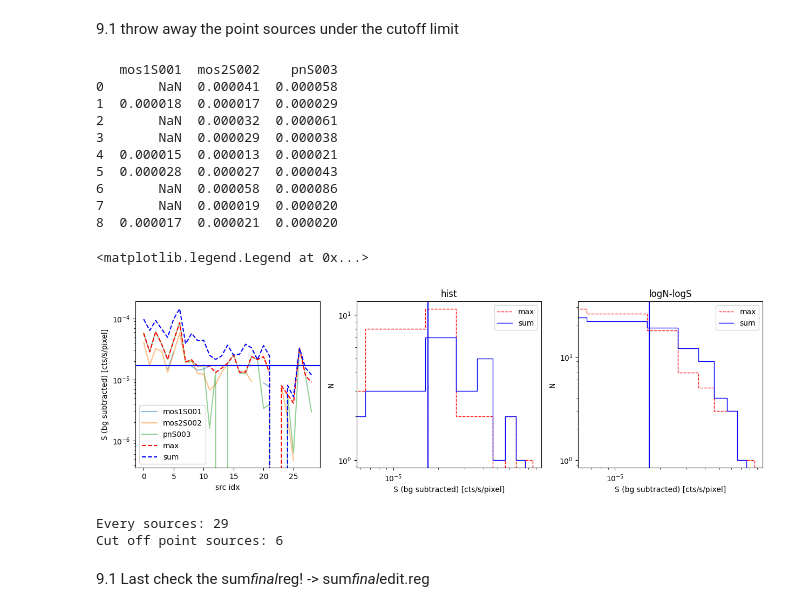
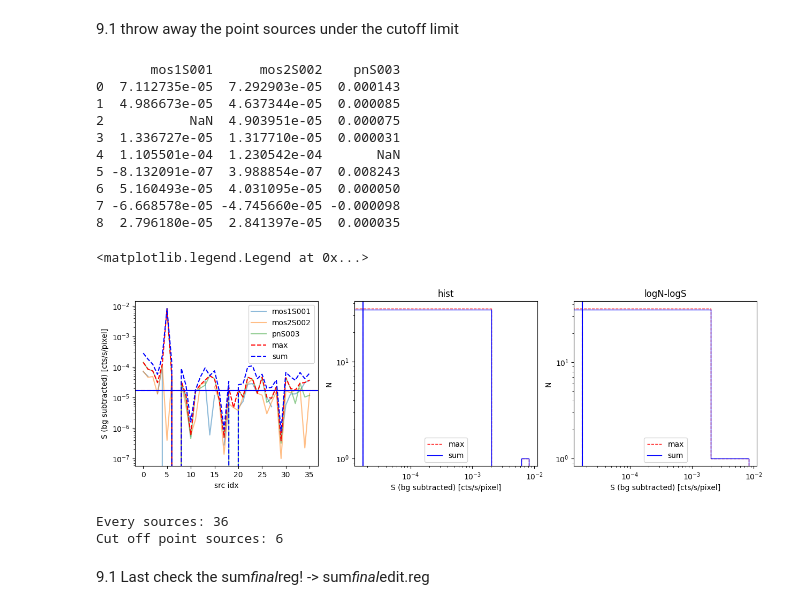
Before and after one commit to yanlingchen1/XGAP-ABUN, a Jupyter notebook: codes/ESAS/pointsources-pipeline.ipynb, the cells around one changed output. Drawn from its saved outputs; the diff is of its cells as text; code cells hidden in the pictures.

```diff
--- a/codes/ESAS/pointsources-pipeline.ipynb
+++ b/codes/ESAS/pointsources-pipeline.ipynb
@@ -216,7 +216,7 @@ data_f = fits.open('sources_mos1S001_sky_srcreg.fits')
 
 for i in range(1, len(data_f)):
     dat = data_f[i].data
-    if np.isfinite(dat['R'][0][0]):
+    if np.isfinite(dat['R'][0][0]) & (dat['R'][0][0]>0):
         f.write(f'''ellipse({dat['X'][0][0]},{dat['Y'][0][0]},{dat['R'][0][0]},{dat['R'][0][1]},{dat['ROTANG'][0][0]})\n''')
     else:
         f.write(f'''ellipse({dat['X'][0][0]},{dat['Y'][0][0]},200,200,0)\n''')
@@ -231,15 +231,15 @@ f.write('physical\n')
 
 data_f = fits.open('sources_mos1S001_sky_bkgreg.fits')
 
-for i in range(1,len(data_f)):
+for i in range(1,len(data_f)) :
     dat = data_f[i].data
     if len(dat) > 1:
-        if np.isfinite(dat[0]['R'][0]):
+        if np.isfinite(dat[0]['R'][0]) & (dat['R'][0][0]>0):
             f.write(f'''annulus({dat[0]['X'][0]},{dat[0]['Y'][0]},{dat[0]['R'][0]},{dat[0]['R'][1]})\n''')
         else:
             f.write(f'''annulus({dat[0]['X'][0]},{dat[0]['Y'][0]},600,600,0)\n''')
         for j in range(1, len(dat)):
-            if np.isfinite(dat[j]['R'][0]):
+            if np.isfinite(dat[j]['R'][0]) & (dat['R'][0][0]>0):
                 f.write(f'''-ellipse({dat[j]['X'][0]},{dat[j]['Y'][0]},{dat[j]['R'][0]},{dat[j]['R'][1]},{dat[j]['ROTANG'][0]})\n''')
             else:
                 f.write(f'''-ellipse({dat[j]['X'][0]},{dat[j]['Y'][0]},250,250,0)\n''')
@@ -633,9 +633,9 @@ cutoff limit is 3.0e-6 cts/s/pixel in mos, 7e-6 in pn
 df = pd.DataFrame(totctr_dict)
 # df[~np.isfinite(df)] = 0
 df['pnS003'] = df['pnS003']/13.55 * 4.907
-### not sub bkg:
-# df1 = pd.DataFrame(srcctr_dict)
-# df1['pnS003'] = df1['pnS003']/13.55 * 4.907
+# ### not sub bkg:
+# df = pd.DataFrame(srcctr_dict)
+# df['pnS003'] = df['pnS003']/13.55 * 4.907
 
 fig, axs = plt.subplots(1, 3, figsize=(15, 4))
 
@@ -655,50 +655,50 @@ axs[0].legend()
 
 
 print(df.iloc[0:9])
-hist, bin = np.histogram(v, bins = np.linspace(np.nanmin(v), np.nanmax(v), 10))
+hist, bin = np.histogram(v, bins = np.linspace(np.nanmin(v), np.nanmax(v), 5))
 axs[1].stairs(hist, bin, label = 'max', color ='r', linestyle = '--')
 axs[2].stairs(np.cumsum(hist[::-1])[::-1], bin, label = 'max', color ='r', linestyle = '--')
-hist, bin = np.histogram(v1, bins = np.linspace(np.nanmin(v), np.nanmax(v), 10))
+hist, bin = np.histogram(v1, bins = np.linspace(np.nanmin(v), np.nanmax(v), 5))
 axs[1].stairs(hist, bin, label = 'sum', color = 'b')
 axs[2].stairs(np.cumsum(hist[::-1])[::-1], bin, label = 'sum', color ='b')
 
 axs[1].legend()
 axs[1].set_yscale('log')
 axs[1].axvline(1.7e-5, c = 'r', linestyle = 'dashed')
 axs[0].axhline(1.7e-5, c = 'r', linestyle = 'dashed')
 axs[2].axvline(1.7e-5, c = 'r', linestyle = 'dashed')
 
 axs[1].axvline(1.7e-5, c = 'b')
 axs[0].axhline(1.7e-5, c = 'b')
 axs[2].axvline(1.7e-5, c = 'b')
 
 axs[1].set_title('hist')
 axs[1].set_xscale('log')
 axs[1].set_ylabel('N')
 axs[1].set_xlabel('S (bg subtracted) [cts/s/pixel]')
 axs[0].set_yscale('log')
 axs[0].set_xlabel('src idx')
 axs[0].set_ylabel('S (bg subtracted) [cts/s/pixel]')
 
 axs[2].set_title('logN-logS')
 axs[2].set_xscale('log')
 axs[2].set_yscale('log')
 axs[2].set_ylabel('N')
 axs[2].set_xlabel('S (bg subtracted) [cts/s/pixel]')
 axs[2].legend()
 # %% [output]
-   mos1S001  mos2S002    pnS003
-0       NaN  0.000041  0.000058
-1  0.000018  0.000017  0.000029
-2       NaN  0.000032  0.000061
-3       NaN  0.000029  0.000038
-4  0.000015  0.000013  0.000021
-5  0.000028  0.000027  0.000043
-6       NaN  0.000058  0.000086
-7       NaN  0.000019  0.000020
-8  0.000017  0.000021  0.000020
+       mos1S001      mos2S002    pnS003
+0  7.112735e-05  7.292903e-05  0.000143
+1  4.986673e-05  4.637344e-05  0.000085
+2           NaN  4.903951e-05  0.000075
+3  1.336727e-05  1.317710e-05  0.000031
+4  1.105501e-04  1.230542e-04       NaN
+5 -8.132091e-07  3.988854e-07  0.008243
+6  5.160493e-05  4.031095e-05  0.000050
+7 -6.668578e-05 -4.745660e-05 -0.000098
+8  2.796180e-05  2.841397e-05  0.000035
 <matplotlib.legend.Legend at 0x...>
-[figure, old version]
+[figure, new version]
 # %%
 msk = v1>1.7e-5
 
@@ -720,7 +720,7 @@ for i in range(len(sel_idx)):
     newf.write(lines[sel_idx[i]])
 newf.close()
 # %% [output]
-Every sources: 29
+Every sources: 36
 Cut off point sources: 6
 # %% [markdown]
 9.1 Last check the sum*final*reg! -> sum*final*edit.reg
```
Also changed, not shown: parts of 3 cells of this notebook, 1 other file.
